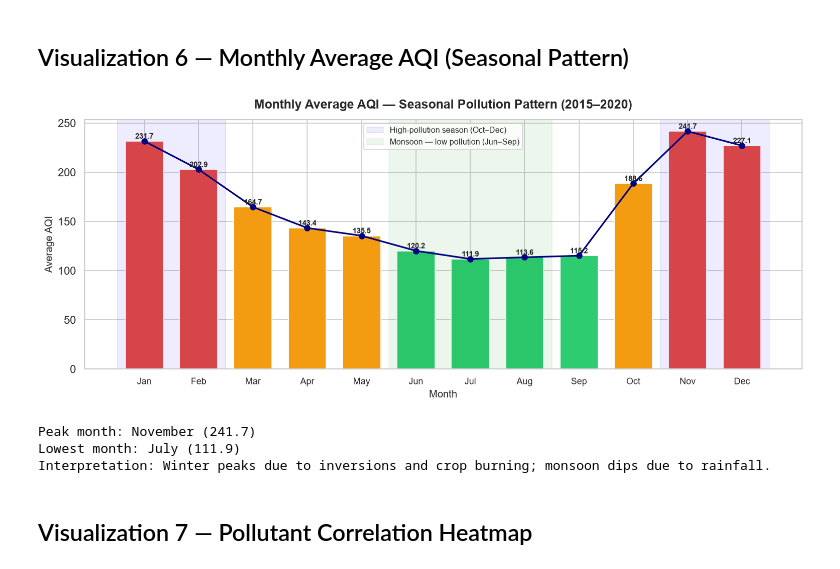
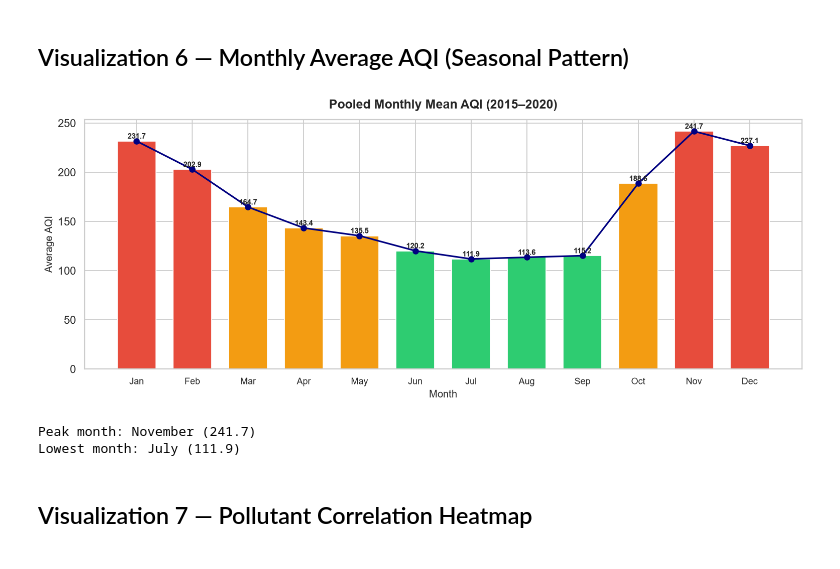
Before and after one commit to omkarrkr/DEV-AAT-SDG11-Air-Quality-Analysis, a Jupyter notebook: notebooks/SDG11_Air_Quality_Analysis.ipynb, the cells around one changed output. Drawn from its saved outputs; the diff is of its cells as text; code cells hidden in the pictures.

```diff
--- a/notebooks/SDG11_Air_Quality_Analysis.ipynb
+++ b/notebooks/SDG11_Air_Quality_Analysis.ipynb
@@ -708,12 +448,12 @@ Top 5 least polluted cities (lowest mean AQI):
   Shillong            : 53.8
   Aizawl              : 34.8
 # %%
-# Research Question 3: Year-wise trend
-year_avg = df_cleaned.groupby('Year')['AQI'].mean().round(1)
-print('Year-wise mean AQI:')
-for yr, val in year_avg.items():
-    print(f'  {yr}: {val}')
+# Research Question 3: Compare pooled and comparable-period AQI
+year_summary = aqi_summary(df_cleaned, "Year")
+year_summary["Cities"] = df_cleaned.groupby("Year")["City"].nunique()
+display(year_summary)
 
-change = year_avg[2019] - year_avg[2015]
-print(f'\nChange from 2015 to 2019 (complete years): {change:+.1f} AQI points')
+panel, panel_cities = comparable_period(df_cleaned)
+print("Cities with at least 80% January–June coverage every year:", ", ".join(panel_cities) or "none")
+display(panel)
 # %% [output]
@@ -729,14 +477,4 @@ Change from 2015 to 2019 (complete years): -56.0 AQI points
 # %%
-# Research Question 4: Seasonal patterns
-month_order = ['January','February','March','April','May','June',
-               'July','August','September','October','November','December']
-month_avg = df_cleaned.groupby('Month')['AQI'].mean().reindex(month_order).round(1)
-
-print('Monthly mean AQI:')
-for month, val in month_avg.items():
-    bar = '█' * int(val / 10)
-    print(f'  {month:<12s}: {val:>6.1f}  {bar}')
-
-print(f'\nHighest pollution month: {month_avg.idxmax()} ({month_avg.max():.1f})')
-print(f'Lowest  pollution month: {month_avg.idxmin()} ({month_avg.min():.1f})')
+# Research Question 4: Pooled monthly AQI and record counts
+display(aqi_summary(df_cleaned, "Month").reindex(MONTH_ORDER))
 # %% [output]
@@ -836,7 +576,7 @@ but a long tail extends past 500, showing extreme events are not rare.
 # %%
 cat_order  = ['Good', 'Satisfactory', 'Moderate', 'Poor', 'Very Poor', 'Severe']
 cat_colors = ['#2ecc71', '#27ae60', '#f39c12', '#e67e22', '#e74c3c', '#8e44ad']
-counts = df_cleaned['AQI_Bucket'].value_counts().reindex(cat_order)
+counts = df_cleaned['AQI_Bucket'].value_counts().reindex(cat_order, fill_value=0)
 
 fig, ax = plt.subplots(figsize=(10, 5))
 bars = ax.bar(counts.index, counts.values, color=cat_colors, edgecolor='white', linewidth=0.5, width=0.6)
@@ -858,7 +598,6 @@ plt.show()
 
 poor_days = counts[['Poor','Very Poor','Severe']].sum()
 print(f'Days with Poor/Very Poor/Severe AQI: {poor_days:,} ({poor_days/len(df_cleaned)*100:.1f}%)')
-print('Interpretation: Moderate and Satisfactory dominate, but hazardous air is frequent — not rare.')
 # %% [output]
 [figure]
 Days with Poor/Very Poor/Severe AQI: 6,456 (26.0%)
@@ -963,42 +682,34 @@ Interpretation: General downward trend from 2015 to 2020.
 # %% [markdown]
 ## Visualization 6 — Monthly Average AQI (Seasonal Pattern)
 # %%
-month_order = ['January','February','March','April','May','June',
-               'July','August','September','October','November','December']
 month_short = ['Jan','Feb','Mar','Apr','May','Jun','Jul','Aug','Sep','Oct','Nov','Dec']
-month_avg   = df_cleaned.groupby('Month')['AQI'].mean().reindex(month_order).round(1)
+month_avg   = df_cleaned.groupby('Month')['AQI'].mean().reindex(MONTH_ORDER).round(1)
 
 bar_colors = ['#e74c3c' if v > 200 else '#f39c12' if v > 130 else '#2ecc71'
               for v in month_avg.values]
 
 fig, ax = plt.subplots(figsize=(12, 5))
 ax.bar(range(1, 13), month_avg.values, color=bar_colors, edgecolor='white', width=0.7)
 ax.plot(range(1, 13), month_avg.values, marker='o', color='navy', linewidth=1.8, markersize=6, zorder=3)
 
 for i, val in enumerate(month_avg.values):
     ax.text(i + 1, val + 2.5, f'{val}', ha='center', fontsize=8.5, fontweight='bold')
 
 ax.set_xticks(range(1, 13))
 ax.set_xticklabels(month_short, fontsize=10)
-ax.set_title('Monthly Average AQI — Seasonal Pollution Pattern (2015–2020)', fontsize=14, fontweight='bold', pad=12)
+ax.set_title('Pooled Monthly Mean AQI (2015–2020)', fontsize=14, fontweight='bold', pad=12)
 ax.set_xlabel('Month', fontsize=11)
 ax.set_ylabel('Average AQI', fontsize=11)
-ax.axvspan(10.5, 12.5, alpha=0.07, color='blue', label='High-pollution season (Oct–Dec)')
-ax.axvspan(0.5,  2.5,  alpha=0.07, color='blue')
-ax.axvspan(5.5,  8.5,  alpha=0.07, color='green', label='Monsoon — low pollution (Jun–Sep)')
-ax.legend(fontsize=9)
 plt.tight_layout()
 plt.savefig(os.path.join(GRAPH_DIR, 'monthly_aqi_trend.png'))
 plt.show()
 
 print(f'Peak month: {month_avg.idxmax()} ({month_avg.max():.1f})')
 print(f'Lowest month: {month_avg.idxmin()} ({month_avg.min():.1f})')
-print('Interpretation: Winter peaks due to inversions and crop burning; monsoon dips due to rainfall.')
 # %% [output]
-[figure, old version]
+[figure, new version]
 Peak month: November (241.7)
 Lowest month: July (111.9)
-Interpretation: Winter peaks due to inversions and crop burning; monsoon dips due to rainfall.
 # %% [markdown]
 ## Visualization 7 — Pollutant Correlation Heatmap
 # %%
```
Also changed, not shown: parts of 46 cells of this notebook, 25 other files.
